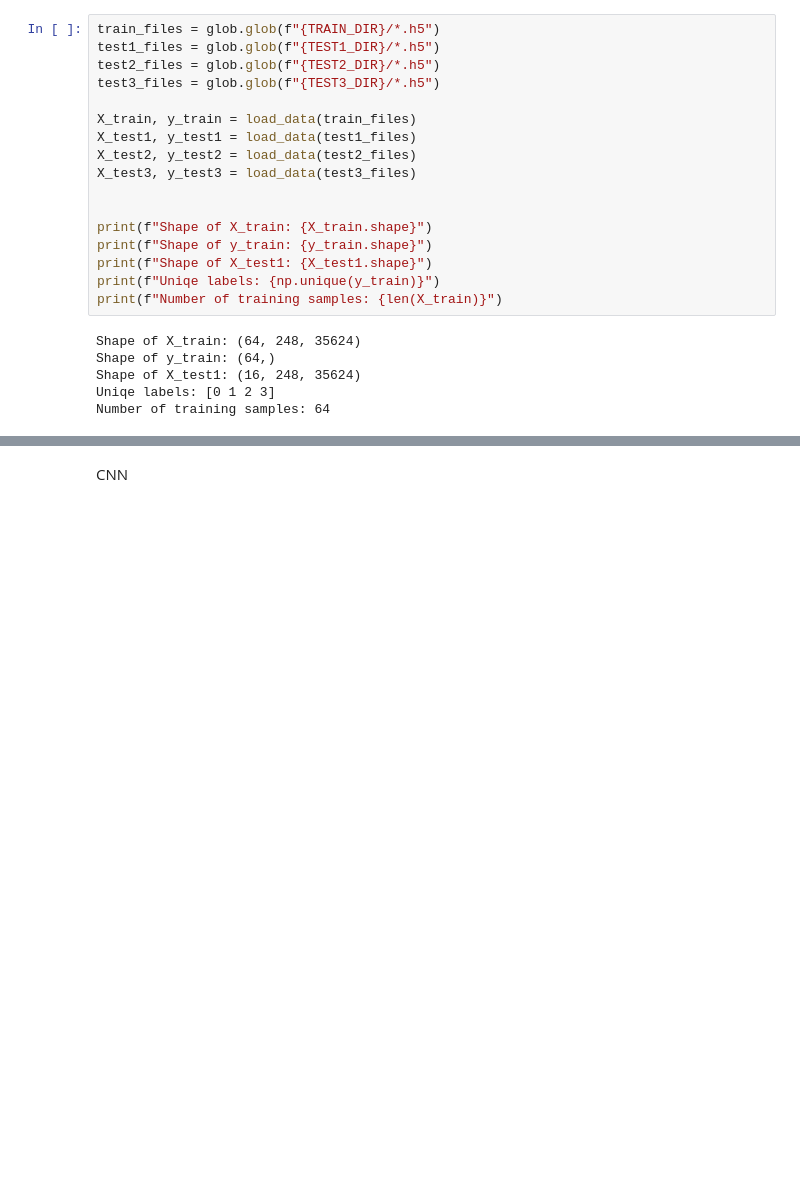
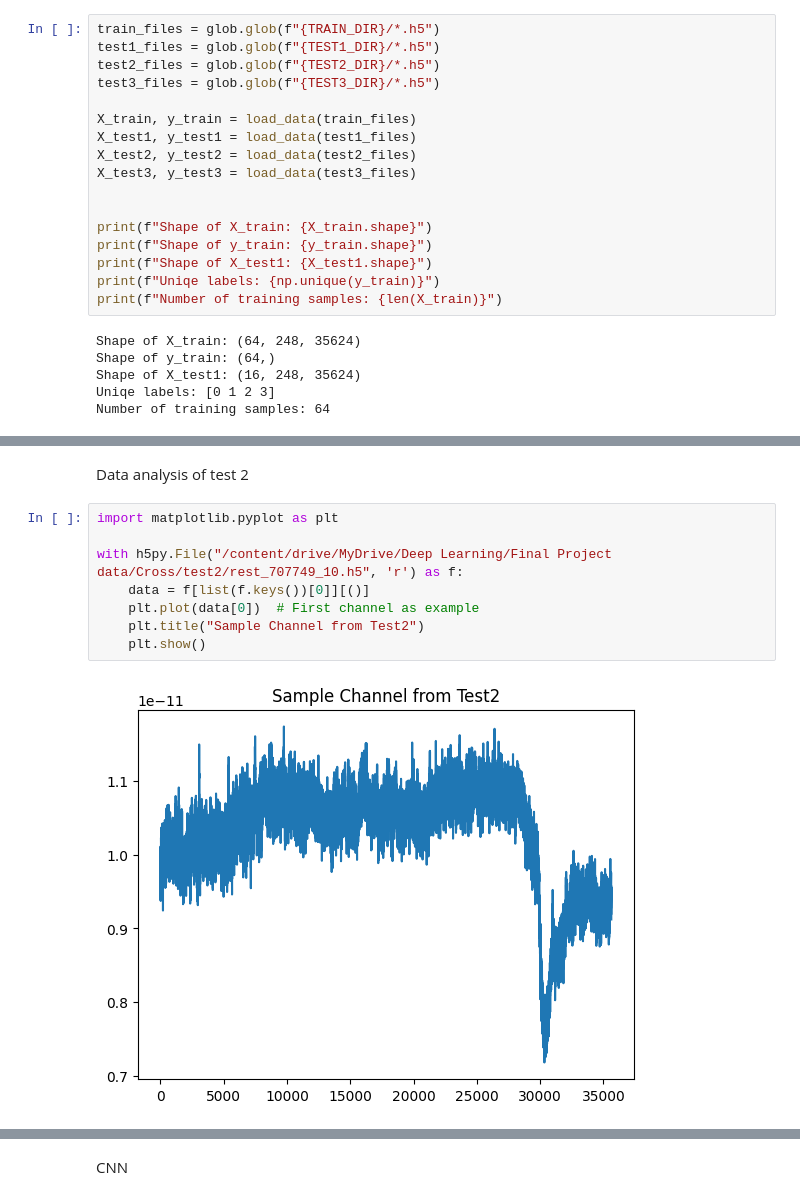
Before and after one commit to Lou1108/DeepLearning, a Jupyter notebook: Assignment2/Simplified_layers_meg_prediction.ipynb, the cells around one changed output, grey strips where cells are left out. Drawn from its saved outputs; the diff is of its cells as text; blank space fills up the shorter version.

```diff
--- a/Assignment2/Simplified_layers_meg_prediction.ipynb
+++ b/Assignment2/Simplified_layers_meg_prediction.ipynb
@@ -592,3 +605,15 @@ Downsampled number of time steps: 3563
 Normalizing data...
 Normalization complete.
 Final shape of training data for the model: (64, 3563, 248)
+# %% [markdown]
+Data analysis of test 2
+# %%
+import matplotlib.pyplot as plt
+
+with h5py.File("/content/drive/MyDrive/Deep Learning/Final Project data/Cross/test2/rest_707749_10.h5", 'r') as f:
+    data = f[list(f.keys())[0]][()]
+    plt.plot(data[0])  # First channel as example
+    plt.title("Sample Channel from Test2")
+    plt.show()
+# %% [output]
+[figure, added]
```
Also changed, not shown: parts of 33 cells of this notebook.
